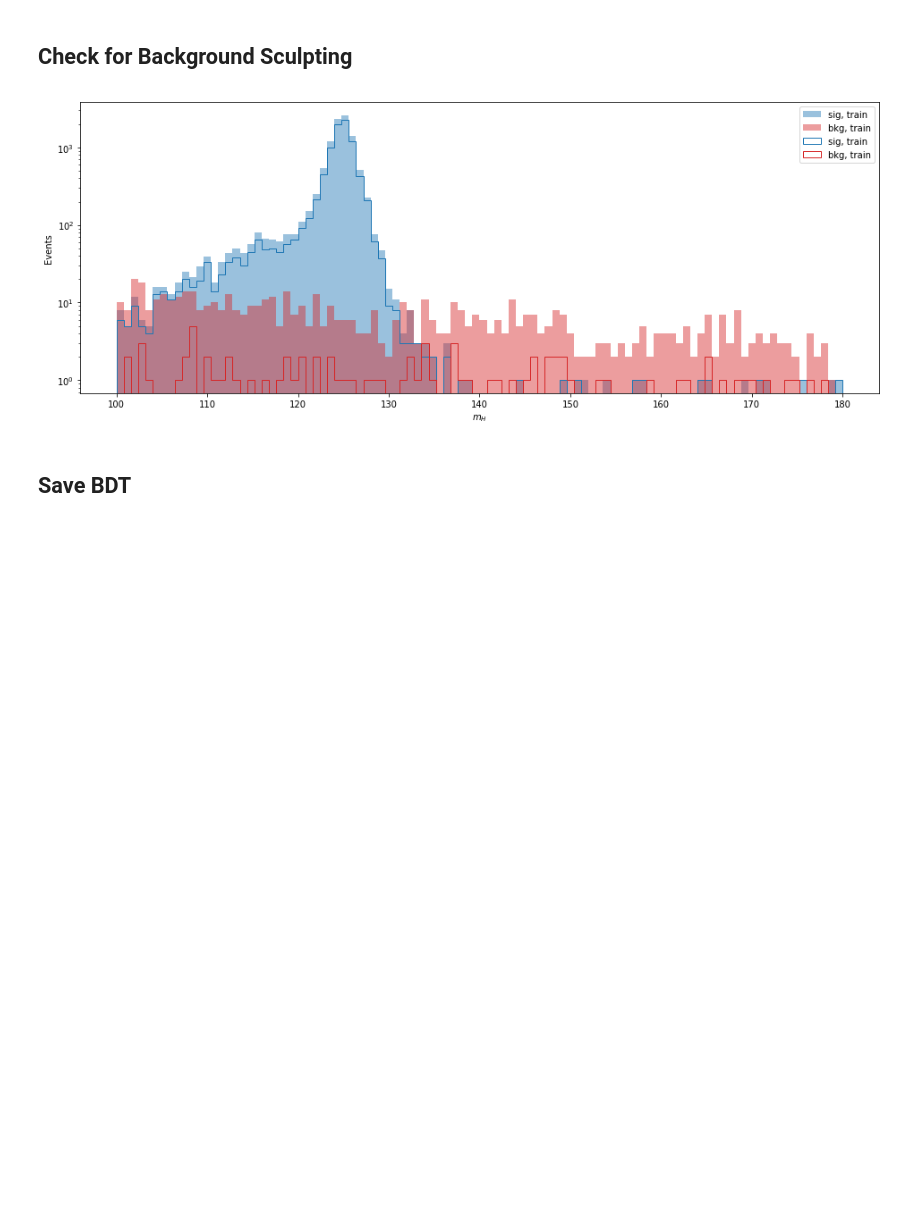
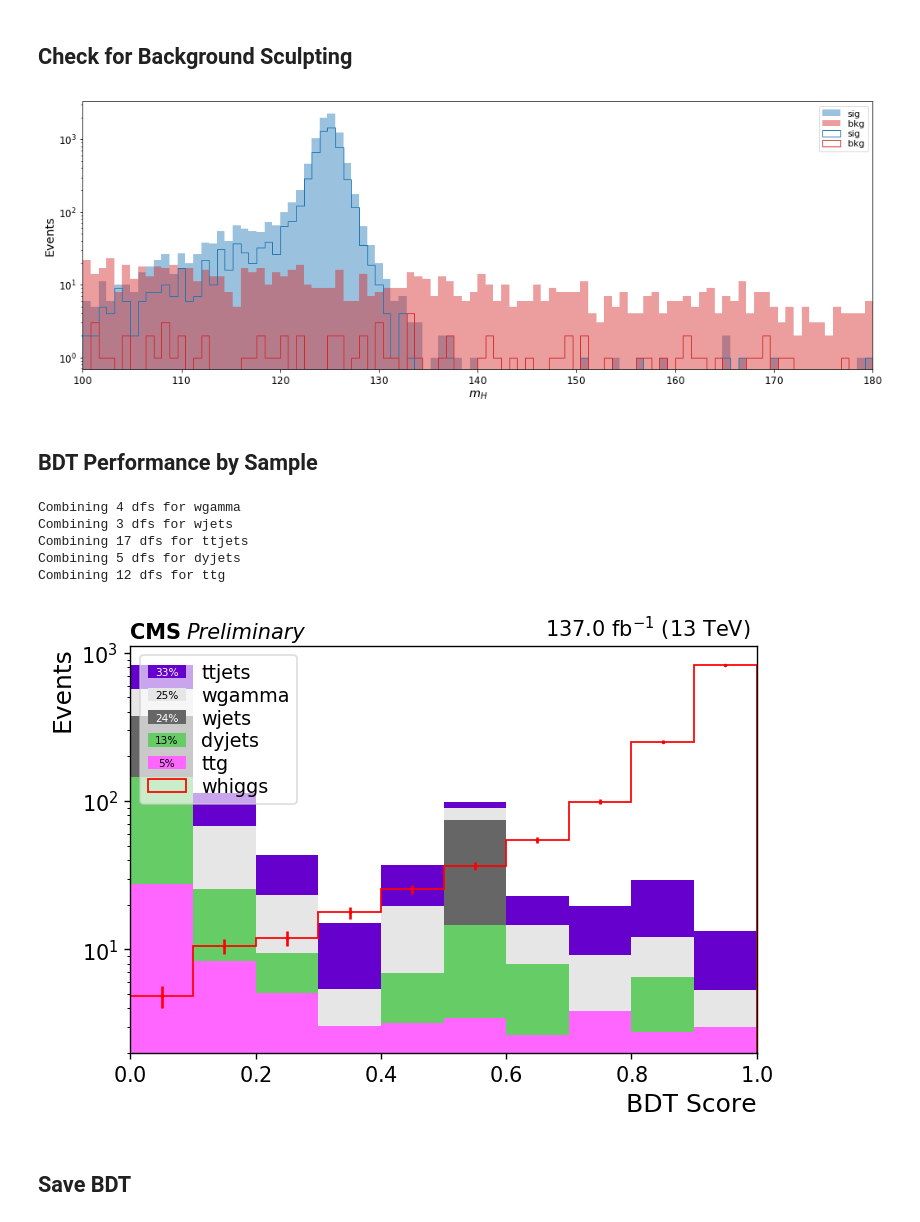
Before and after one commit to jkguiang/rare-higgs, a Jupyter notebook: analysis/bdt.ipynb, the cells around one changed output. Cells and saved outputs as stored; diff of their text form; code cells hidden in the pictures; blank space fills up the shorter version.

```diff
--- a/analysis/bdt.ipynb
+++ b/analysis/bdt.ipynb
@@ -229,17 +264,49 @@ bins = np.linspace(100, 180,101)
 # Subplot 1: Plot correlation btwn predictions and Higgs mass
 plt.subplot(1, 1, 1)
 # Correlation btwn predictions and Higgs mass
-plt.hist(x_test["recoHiggs_mass"][x_test.signal == 1], bins=bins, histtype="stepfilled",alpha=0.45, label="sig, train",color="C0")
-plt.hist(x_test["recoHiggs_mass"][x_test.signal == 0], bins=bins, histtype="stepfilled",alpha=0.45, label="bkg, train",color="C3")
-plt.hist(x_test["recoHiggs_mass"][(preds_test > 0.7) & (x_test.signal == 1)], bins=bins, histtype="step",alpha=1.0, label="sig, train",color="C0")
-plt.hist(x_test["recoHiggs_mass"][(preds_test > 0.7) & (x_test.signal == 0)], bins=bins, histtype="step",alpha=1.0, label="bkg, train",color="C3")
+plt.hist(x_test["recoHiggs_mass"][x_test.signal == 1], bins=bins, histtype="stepfilled",alpha=0.45, label="sig",color="C0")
+plt.hist(x_test["recoHiggs_mass"][x_test.signal == 0], bins=bins, histtype="stepfilled",alpha=0.45, label="bkg",color="C3")
+plt.hist(x_test["recoHiggs_mass"][(preds_test > 0.9) & (x_test.signal == 1)], bins=bins, histtype="step",alpha=1.0, label="sig",color="C0")
+plt.hist(x_test["recoHiggs_mass"][(preds_test > 0.9) & (x_test.signal == 0)], bins=bins, histtype="step",alpha=1.0, label="bkg",color="C3")
 # Settings
 plt.yscale("log")
 plt.xlabel("$m_{H}$");
 plt.ylabel("Events");
 plt.legend();
 # %% [output]
-[figure, old version]
+[figure, new version]
+# %% [markdown]
+## BDT Performance by Sample
+# %%
+data_test = x_test
+data_test["bdt"] = preds_test
+grouped_dfs = data_test.groupby("name")
+grouped_dict = dict((name, grouped_dfs.get_group(name)) for name in dfs.name.unique())
+years = ["2016", "2017", "2018"]
+dfs_years = [{}, {}, {}]
+for name, df in grouped_dict.iteritems():
+    for i, y in enumerate(years):
+        if y in name:
+            dfs_years[i][name] = df
+dfs_years[2]["whiggs"] = grouped_dict["whiggs"]
+# %%
+from tools import CombineYears
+samples = ["ttg", "ttjets", "wjets", "wgamma", "dyjets", "data"]
+regexps = ["^{}.*20.*$".format(mc) for mc in samples[:-1]]
+regexps.append("^data_Run20..._(SingleMuon|SingleElectron|EGamma)_.*$")
+dfs_test = CombineYears(dfs_years, samples, regexps, signal=config["signal"], verbose=True)
+# %% [output]
+Combining 4 dfs for wgamma
+Combining 3 dfs for wjets
+Combining 17 dfs for ttjets
+Combining 5 dfs for dyjets
+Combining 12 dfs for ttg
+# %%
+from plots import Plots
+plots = Plots(config, dfs_test)
+plots.Stacked("bdt", 10, 0,1, xLabel=r"BDT Score", logY=True, save=False)
+# %% [output]
+[figure, added]
 # %% [markdown]
 ## Save BDT
 # %%
```
Also changed, not shown: parts of 14 cells of this notebook, 2 other files.
